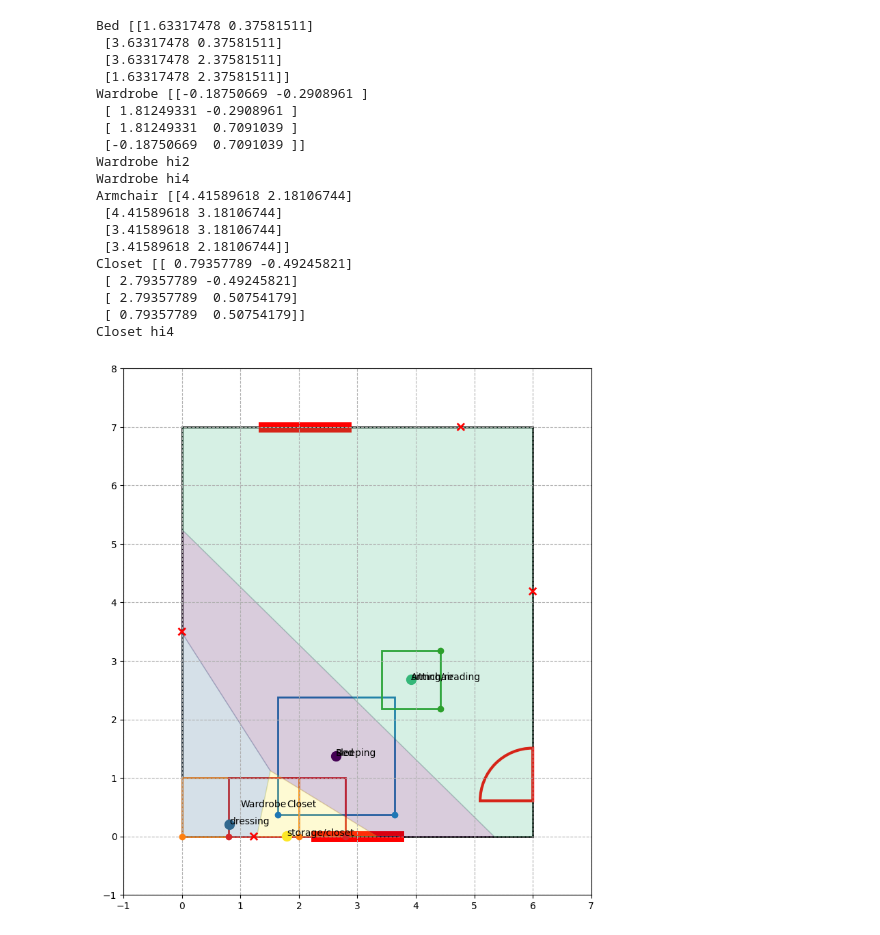
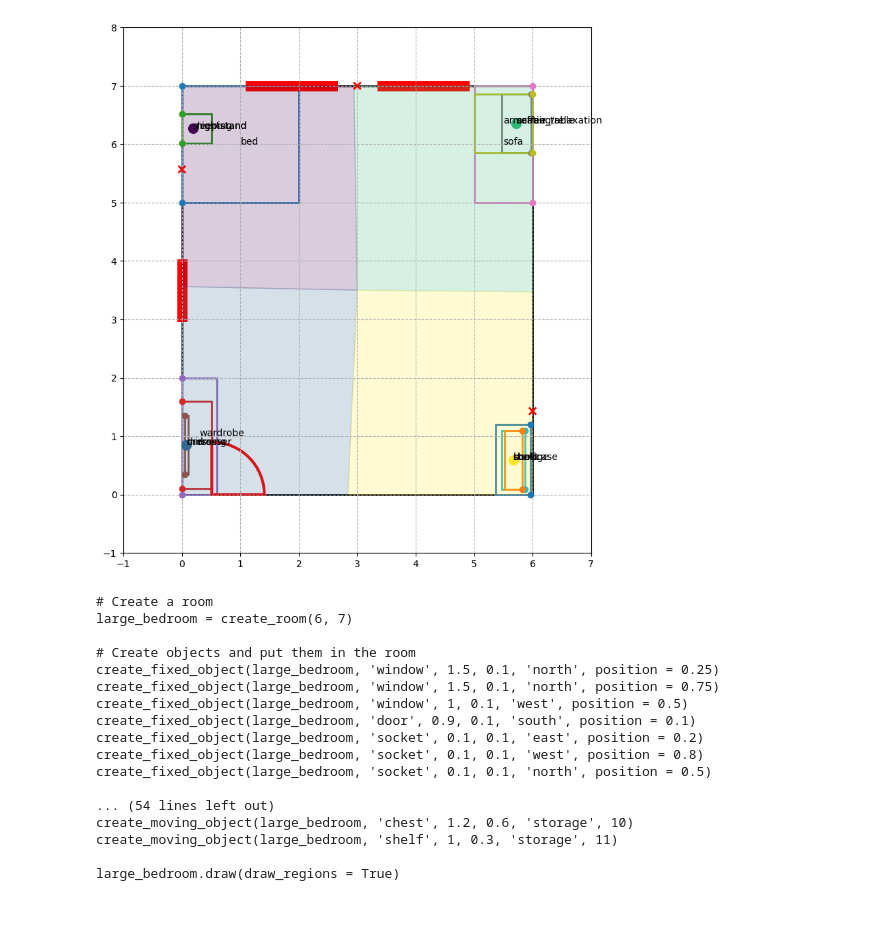
Before and after one commit to gabriellelittle1/MSc-Project, a Jupyter notebook: DSL/Phase1.ipynb, the cells around one changed output. Drawn from its saved outputs; the diff is of its cells as text; code cells hidden in the pictures.

````diff
--- a/DSL/Phase1.ipynb
+++ b/DSL/Phase1.ipynb
@@ -30,7 +30,7 @@ def room_setup(scene_descriptor, api_key=api_key):
         file_contents = file.read()
 
     prompt1 = "I am designing the layout for" + scene_descriptor + ". Please give me the dimensions of the room,"
-    prompt1 += " as well as the number of windows, doors, and socket. For each window, door, and socket tell me the dimensions (in meters),"
+    prompt1 += " as well as the number of windows, doors, and sockets. For each window, door, and socket tell me the dimensions (in meters),"
     prompt1 += " which wall it should be on, as well as where on the wall it should be (this is a value between 0 and 1 determining how far along the wall it should be). Here is an example for a room and window set up: "
     prompt1 += "{Room: width = 5,  length = 6}, {Object type: window, width = 1, length = 0.1, wall = south, position = 3}, etc."
     prompt1 += "The windows and doors should all have length 0.1. Ensure that every object has dimensions, position, and wall. "
@@ -64,8 +64,12 @@ def room_setup(scene_descriptor, api_key=api_key):
     # Check the response
     if response2.status_code == 200:
         response_data2 = response2.json()
-        print(response_data2['choices'][0]['message']['content'])
-        exec(response_data2['choices'][0]['message']['content'])
+        if "```python" in response_data2['choices'][0]['message']['content']:
+            response2 = (response_data2['choices'][0]['message']['content'].split("```python")[1]).split("```")[0]
+        else:
+            response2 = response_data2['choices'][0]['message']['content']
+        print(response2)
+        exec(response2)
     else:
         print('Failed to get a response')
         print(response2.text)
@@ -245,5 +260,5 @@ large_bedroom.draw(draw_regions = True)
 # %%
-room_name = (response6.json()['choices'][0]['message']['content'].split(" =")[0]).split("\n")[-1]
+room_name = ((response6).split(" =")[0]).split("\n")[-1]
 
 fixed_objects = ""
 for i in range(len(local_context[room_name].fixed_objects)):
@@ -267,17 +282,18 @@ sleeping, dressing, sitting/reading, storage/closet.
 # %%
 prompt7 = "I am going to give you a description of a room, as well as all the fixed objects inside it (e.g. windows) and the dimensions of the room."
-prompt7 += " I am also going to give you the different regions for the room. Based on this information, I want returned the most important object for each region,"
-prompt7 += " and the dimensions for that object in meters. This should include width and length, not height. The room description is: "
+prompt7 += " I am also going to give you the different regions for the room. Based on this information, I want returned the objects for each region "
+prompt7 += "(maximum of 3 - but there can be two of the same object, eg. there could be one bed 2 nightstands or 2 sofas and a coffee table),"
+prompt7 += " and the dimensions for those object in meters. This should include width and length, not height. The room description is: "
 prompt7 += scene_descriptor + ", and the regions are: " + region_names + ". The fixed objects are: " + fixed_objects
 prompt7 += " Finally, the room dimensions are, width : " + str(room_width) + " meters, and length : " + str(room_length) + " meters."
 prompt7 += "Please return it in the format of {object_name: name, object_width: width, object_length: length, region: region_name}. After the list, I also want you to give me all the constraints for each object"
-prompt7 += " that depend on the items in the room. For example if an object should have its back against a wall, or if it should be far away from a window, or near a socket. Give these as simply as possible, in the following format:  "
+prompt7 += " that depend ONLY on the items in the room (e.g. walls, windows, doors, plugs), they cannot depend on any other items in this list. For example if an object should have its back against a wall, or if it should be far away from a window, or near a socket. Give these as simply as possible, in the following format:  "
 prompt7 += "{object_name: name, constraints: [constraint1, constraint2, ...]}. Give no other text in the response."
 
 response7 = client.chat.completions.create(
         model="gpt-4o",
         messages=[{"role": "user", "content": prompt7}],
-        max_tokens=500
+        max_tokens=1000
     )
 
 print(response7.choices[0].message.content)
@@ -302,10 +318,10 @@ print(response7.choices[0].message.content)
 # %%
-prompt8 = "Given this list of the objects: " + response7.choices[0].message.content.split("]")[0] + "], use the file attached (as well as the room code so far) to add the objects into the room with the correct parameters."
-prompt8 += "The room code so far is: " + response6.json()['choices'][0]['message']['content']
-prompt8 += "This should not be edited at all, it should be the start of the output exactly as is. The region names are as follows: " + region_names
-prompt8 += "The objects should be added in the correct regions. The code should end with 'room.draw(draw_regions = True)'."
+prompt8 = "Given this list of the objects: " + response7.choices[0].message.content.split("]")[0] + "], use the file attached to create the objects with the correct parameters."
+prompt8 += "The room code so far is: " + response6 + " The code so far should NOT be included in the output."
+prompt8 += "The room is already set up, only add in the objects using the 'create_moving_object' function. The regions are: " + region_names + "."
+prompt8 += "The objects should be added in the correct regions. The code should end with 'room.draw(draw_regions = True)', Only with 'room' replaced by the room name."
 prompt8 += "This is the file: " + file_contents
-prompt8 += "No extra text, only the functions and the output. Don't have 'python' at the start of the code."
+prompt8 += "No extra text, only the function calls. Don't have 'python' at the start of the code. Do not define ANY functions, only call them."
 
 # Define the request payload
 data = {
@@ -320,13 +336,16 @@ response8 = requests.post(url, headers=headers, json=data)
 # Check the response
 if response8.status_code == 200:
     response_data8 = response8.json()
-    print(response8.json()['choices'][0]['message']['content'])
     if "```python" in response8.json()['choices'][0]['message']['content']:
-        response8 = (response8.json()['choices'][0]['message']['content'].split("```python")[1]).split("```")[0]
+        response8 = response6 + "\n" + (response8.json()['choices'][0]['message']['content'].split("```python")[1]).split("```")[0]
+        exec(response8)
+    elif "```" in response8.json()['choices'][0]['message']['content']:
+        response8 = response6 + "\n" + (response8.json()['choices'][0]['message']['content'].split("```")[1]).split("```")[0]
         exec(response8)
     else:
-        response8 = response8.json()['choices'][0]['message']['content']
+        response8 = response6 + "\n" + response8.json()['choices'][0]['message']['content']
         exec(response8)
+    print(response8)
 else:
     print('Failed to get a response')
     print(response8.text)
@@ -354,20 +356,18 @@ large_bedroom.draw(draw_regions = True)
-Bed [[1.63317478 0.37581511]
- [3.63317478 0.37581511]
- [3.63317478 2.37581511]
- [1.63317478 2.37581511]]
-Wardrobe [[-0.18750669 -0.2908961 ]
- [ 1.81249331 -0.2908961 ]
- [ 1.81249331  0.7091039 ]
- [-0.18750669  0.7091039 ]]
-Wardrobe hi2
-Wardrobe hi4
-Armchair [[4.41589618 2.18106744]
- [4.41589618 3.18106744]
- [3.41589618 3.18106744]
- [3.41589618 2.18106744]]
-Closet [[ 0.79357789 -0.49245821]
- [ 2.79357789 -0.49245821]
- [ 2.79357789  0.50754179]
- [ 0.79357789  0.50754179]]
-Closet hi4
-[figure, old version]
+[figure, new version]
+# Create a room
+large_bedroom = create_room(6, 7)
+
+# Create objects and put them in the room
+create_fixed_object(large_bedroom, 'window', 1.5, 0.1, 'north', position = 0.25)
+create_fixed_object(large_bedroom, 'window', 1.5, 0.1, 'north', position = 0.75)
+create_fixed_object(large_bedroom, 'window', 1, 0.1, 'west', position = 0.5)
+create_fixed_object(large_bedroom, 'door', 0.9, 0.1, 'south', position = 0.1)
+create_fixed_object(large_bedroom, 'socket', 0.1, 0.1, 'east', position = 0.2)
+create_fixed_object(large_bedroom, 'socket', 0.1, 0.1, 'west', position = 0.8)
+create_fixed_object(large_bedroom, 'socket', 0.1, 0.1, 'north', position = 0.5)
+
+... (54 lines left out)
+create_moving_object(large_bedroom, 'chest', 1.2, 0.6, 'storage', 10)
+create_moving_object(large_bedroom, 'shelf', 1, 0.3, 'storage', 11)
+
+large_bedroom.draw(draw_regions = True)
````
Also changed, not shown: parts of 16 cells of this notebook, 4 other files.
